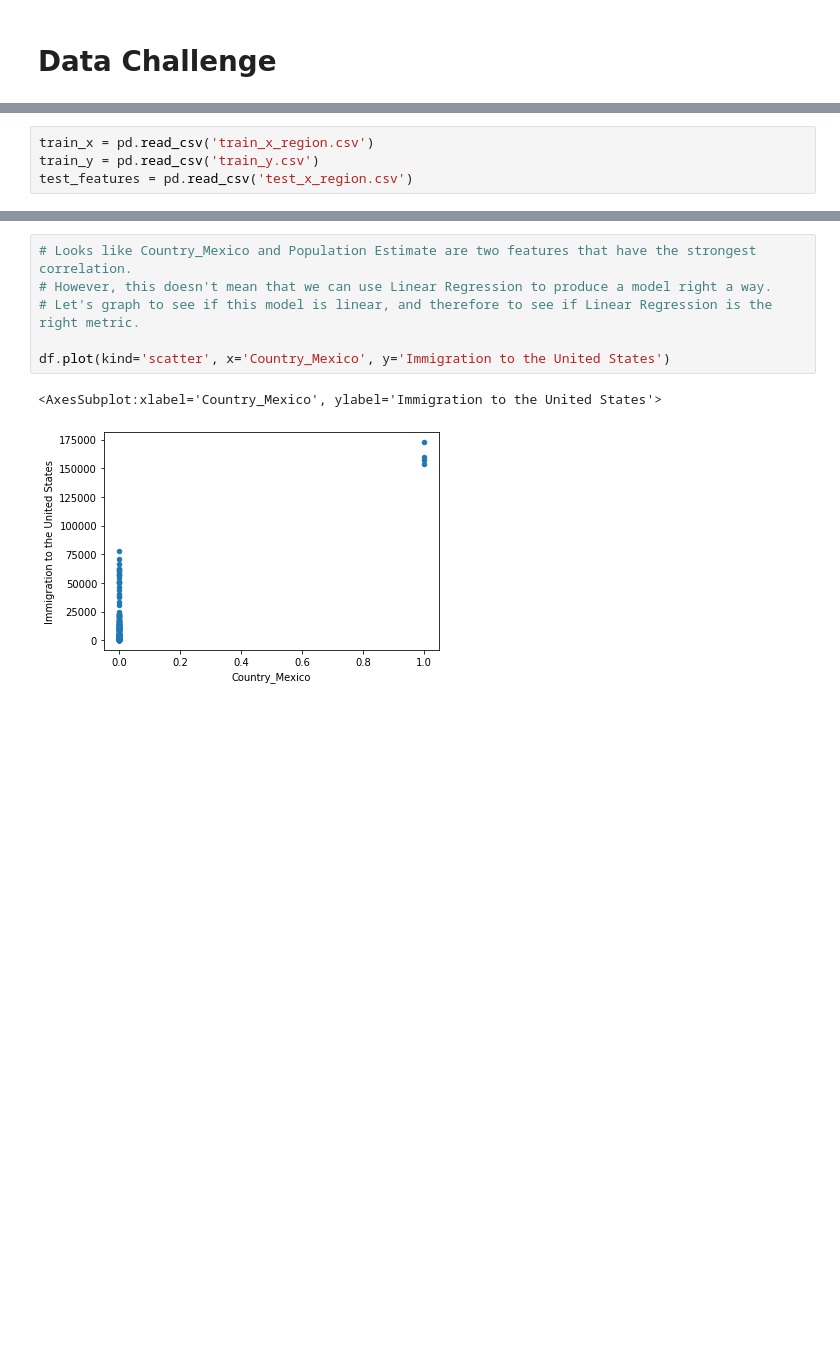
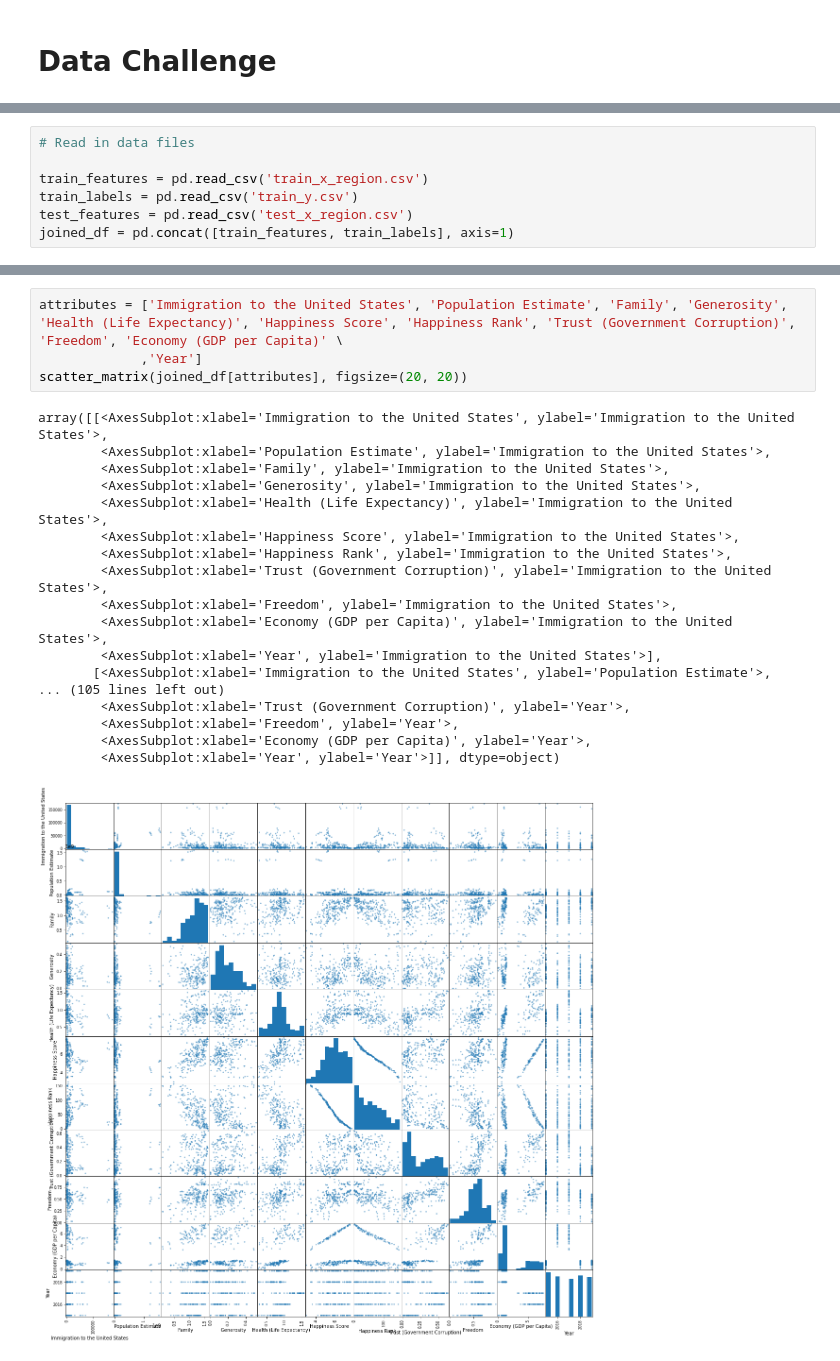
Before and after one commit to HieuVuong001/DataChallenge1, a Jupyter notebook: DataChallenge.ipynb, the cells around one changed output, grey strips where cells are left out. Saved outputs shown, nothing was run; the diff lists cells and outputs as text; blank space fills up the shorter version.

```diff
--- a/DataChallenge.ipynb
+++ b/DataChallenge.ipynb
@@ -12,6 +25,9 @@ from sklearn.metrics import mean_squared_error
 # %%
-train_x = pd.read_csv('train_x_region.csv')
-train_y = pd.read_csv('train_y.csv')
+# Read in data files
+
+train_features = pd.read_csv('train_x_region.csv')
+train_labels = pd.read_csv('train_y.csv')
 test_features = pd.read_csv('test_x_region.csv')
+joined_df = pd.concat([train_features, train_labels], axis=1)
 # %%
 # Let's look at the overview of the data
@@ -128,10 +129,24 @@ Name: Immigration to the United States, Length: 79, dtype: float64
 # %%
-# Looks like Country_Mexico and Population Estimate are two features that have the strongest correlation.
-# However, this doesn't mean that we can use Linear Regression to produce a model right a way.
-# Let's graph to see if this model is linear, and therefore to see if Linear Regression is the right metric.
-
-df.plot(kind='scatter', x='Country_Mexico', y='Immigration to the United States')
+attributes = ['Immigration to the United States', 'Population Estimate', 'Family', 'Generosity', 'Health (Life Expectancy)', 'Happiness Score', 'Happiness Rank', 'Trust (Government Corruption)', 'Freedom', 'Economy (GDP per Capita)' \
+             ,'Year']
+scatter_matrix(joined_df[attributes], figsize=(20, 20))
 # %% [output]
-<AxesSubplot:xlabel='Country_Mexico', ylabel='Immigration to the United States'>
+array([[<AxesSubplot:xlabel='Immigration to the United States', ylabel='Immigration to the United States'>,
+        <AxesSubplot:xlabel='Population Estimate', ylabel='Immigration to the United States'>,
+        <AxesSubplot:xlabel='Family', ylabel='Immigration to the United States'>,
+        <AxesSubplot:xlabel='Generosity', ylabel='Immigration to the United States'>,
+        <AxesSubplot:xlabel='Health (Life Expectancy)', ylabel='Immigration to the United States'>,
+        <AxesSubplot:xlabel='Happiness Score', ylabel='Immigration to the United States'>,
+        <AxesSubplot:xlabel='Happiness Rank', ylabel='Immigration to the United States'>,
+        <AxesSubplot:xlabel='Trust (Government Corruption)', ylabel='Immigration to the United States'>,
+        <AxesSubplot:xlabel='Freedom', ylabel='Immigration to the United States'>,
+        <AxesSubplot:xlabel='Economy (GDP per Capita)', ylabel='Immigration to the United States'>,
+        <AxesSubplot:xlabel='Year', ylabel='Immigration to the United States'>],
+       [<AxesSubplot:xlabel='Immigration to the United States', ylabel='Population Estimate'>,
+... (105 lines left out)
+        <AxesSubplot:xlabel='Trust (Government Corruption)', ylabel='Year'>,
+        <AxesSubplot:xlabel='Freedom', ylabel='Year'>,
+        <AxesSubplot:xlabel='Economy (GDP per Capita)', ylabel='Year'>,
+        <AxesSubplot:xlabel='Year', ylabel='Year'>]], dtype=object)
-[figure, old version]
+[figure, new version]
 # %%
```
Also changed, not shown: parts of 34 cells of this notebook.
